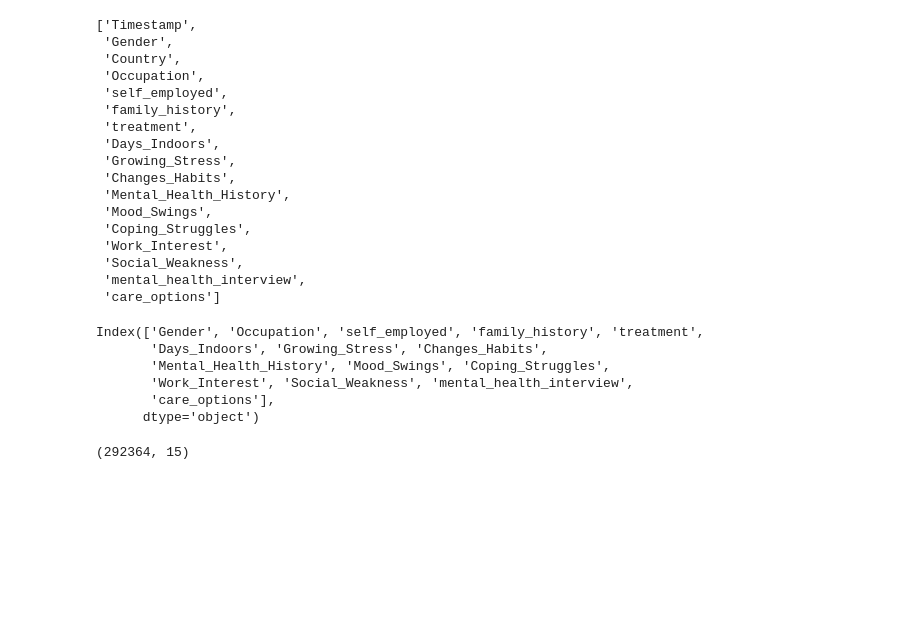
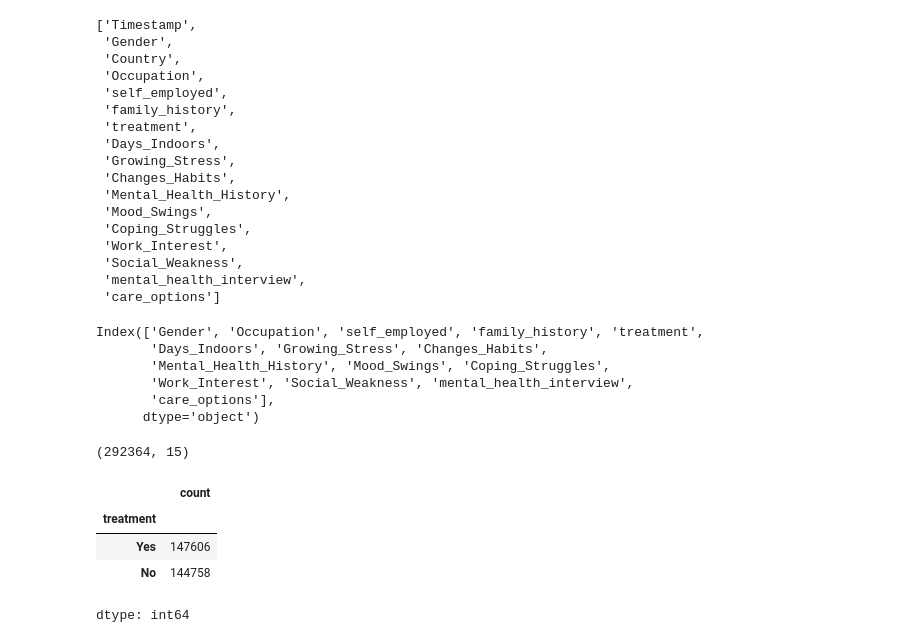
Before and after one commit to kamijoseph/Mental-Health, a Jupyter notebook: mental_health.ipynb, the cells around one changed output. Saved outputs shown, nothing was run; the diff lists cells and outputs as text; code cells hidden in the pictures; blank space fills up the shorter version.

```diff
--- a/mental_health.ipynb
+++ b/mental_health.ipynb
@@ -146,3 +146,12 @@ Index(['Gender', 'Occupation', 'self_employed', 'family_history', 'treatment',
 data.shape
 # %% [output]
 (292364, 15)
+# %%
+# target value counts
+data['treatment'].value_counts()
+# %% [output]
+|  | count |
+| treatment |  |
+| Yes | 147606 |
+| No | 144758 |
+dtype: int64
```
Also changed, not shown: parts of 4 cells of this notebook.
